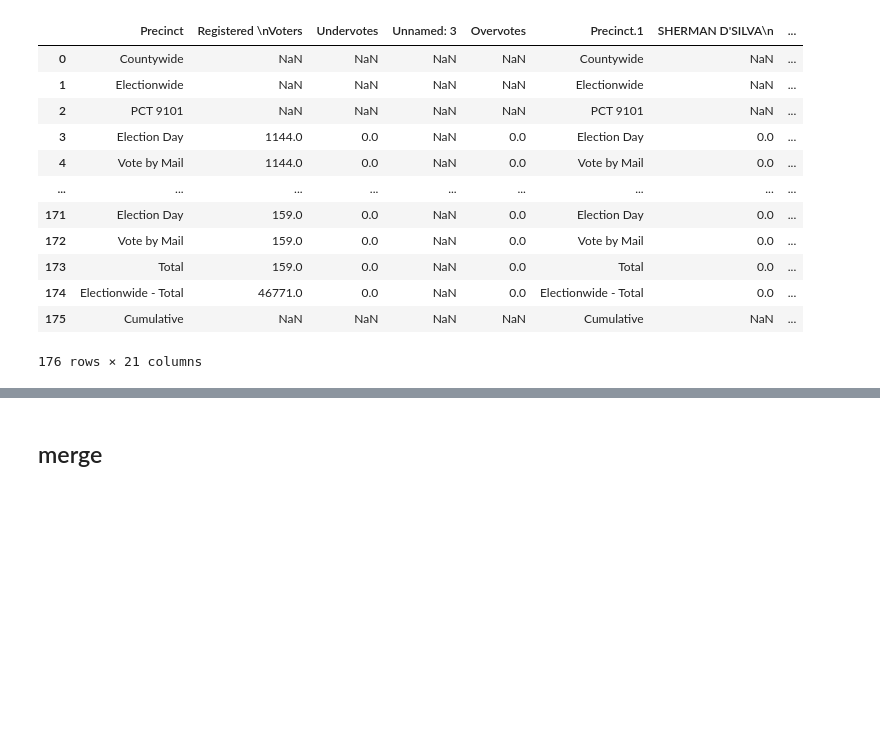
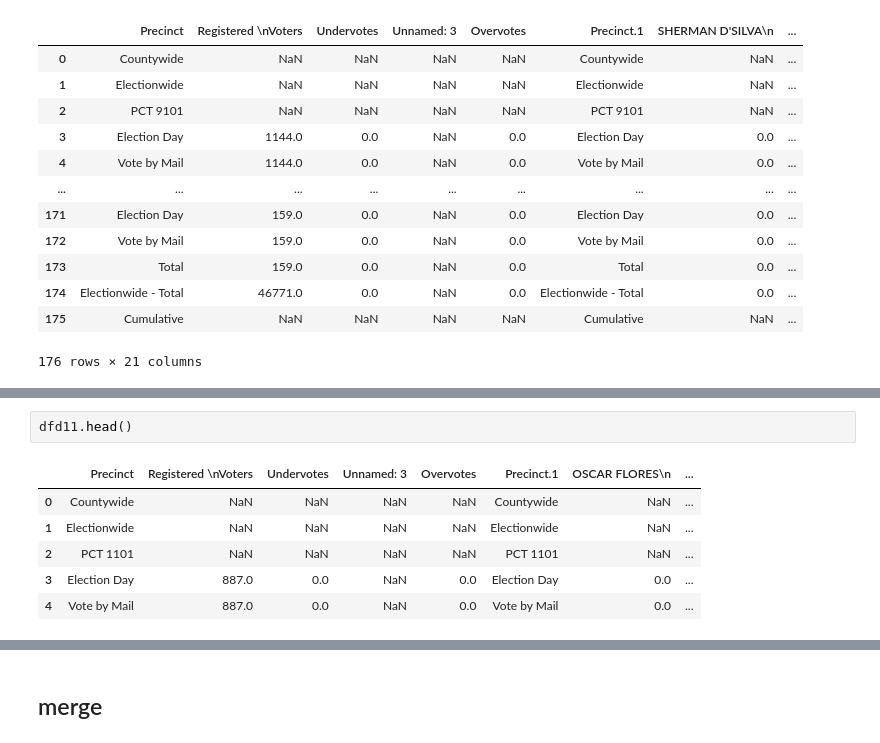
Before and after one commit to MissionLocal/2024-election, a Jupyter notebook: cleaning/clean.ipynb, the cells around one changed output, grey strips where cells are left out. Cells and saved outputs as stored; diff of their text form; blank space fills up the shorter version.

```diff
--- a/cleaning/clean.ipynb
+++ b/cleaning/clean.ipynb
@@ -144,0 +253,9 @@ dfTurnout['turnout'] = dfTurnout['turnout'].fillna(0)
+# %%
+dfd11.head()
+# %% [output]
+|  | Precinct | Registered \nVoters | Undervotes | Unnamed: 3 | Overvotes | Precinct.1 | OSCAR FLORES\n | ... |
+| 0 | Countywide | NaN | NaN | NaN | NaN | Countywide | NaN | ... |
+| 1 | Electionwide | NaN | NaN | NaN | NaN | Electionwide | NaN | ... |
+| 2 | PCT 1101 | NaN | NaN | NaN | NaN | PCT 1101 | NaN | ... |
+| 3 | Election Day | 887.0 | 0.0 | NaN | 0.0 | Election Day | 0.0 | ... |
+| 4 | Vote by Mail | 887.0 | 0.0 | NaN | 0.0 | Vote by Mail | 0.0 | ... |
```
Also changed, not shown: parts of 54 cells of this notebook, 4 other files.
